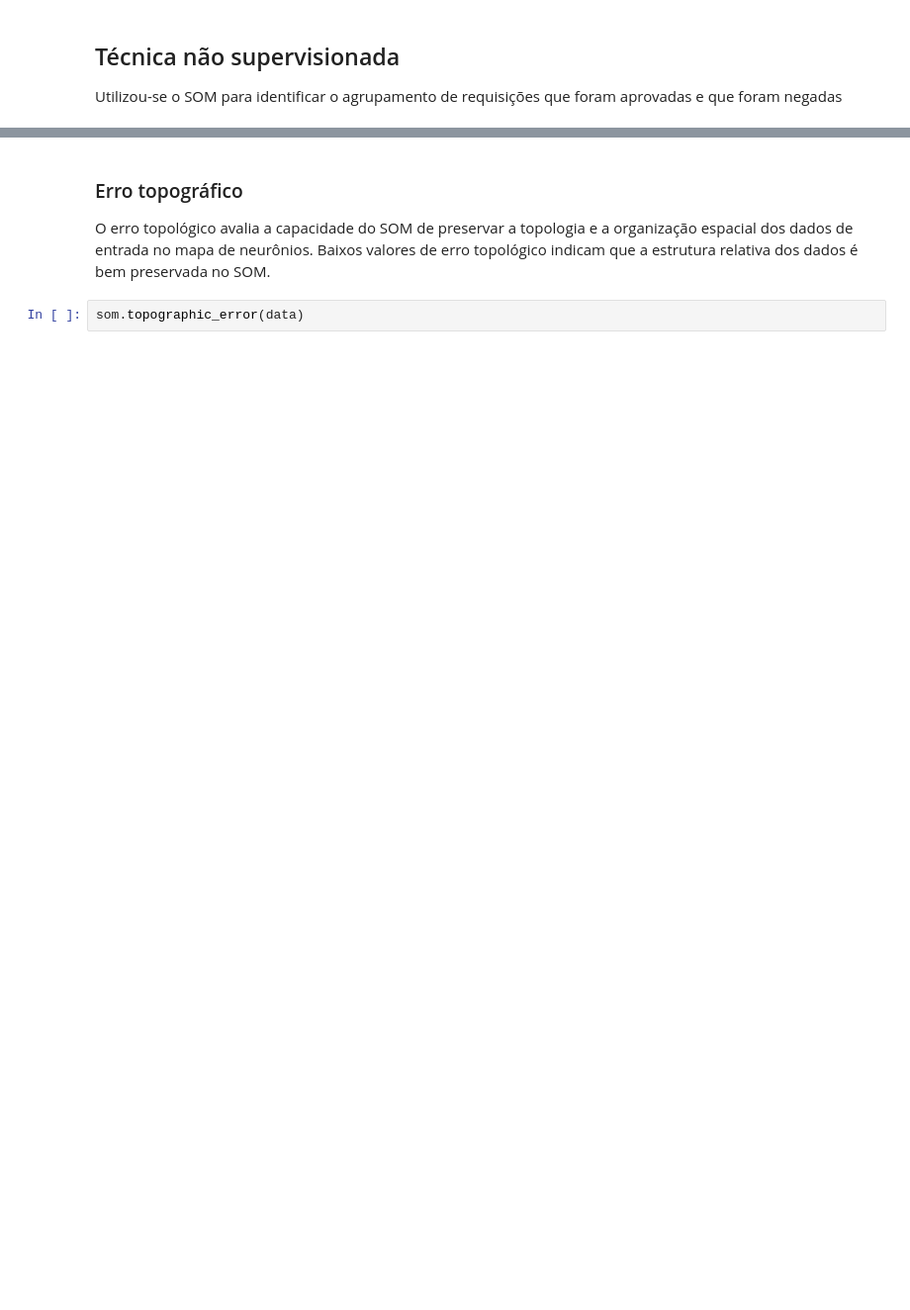
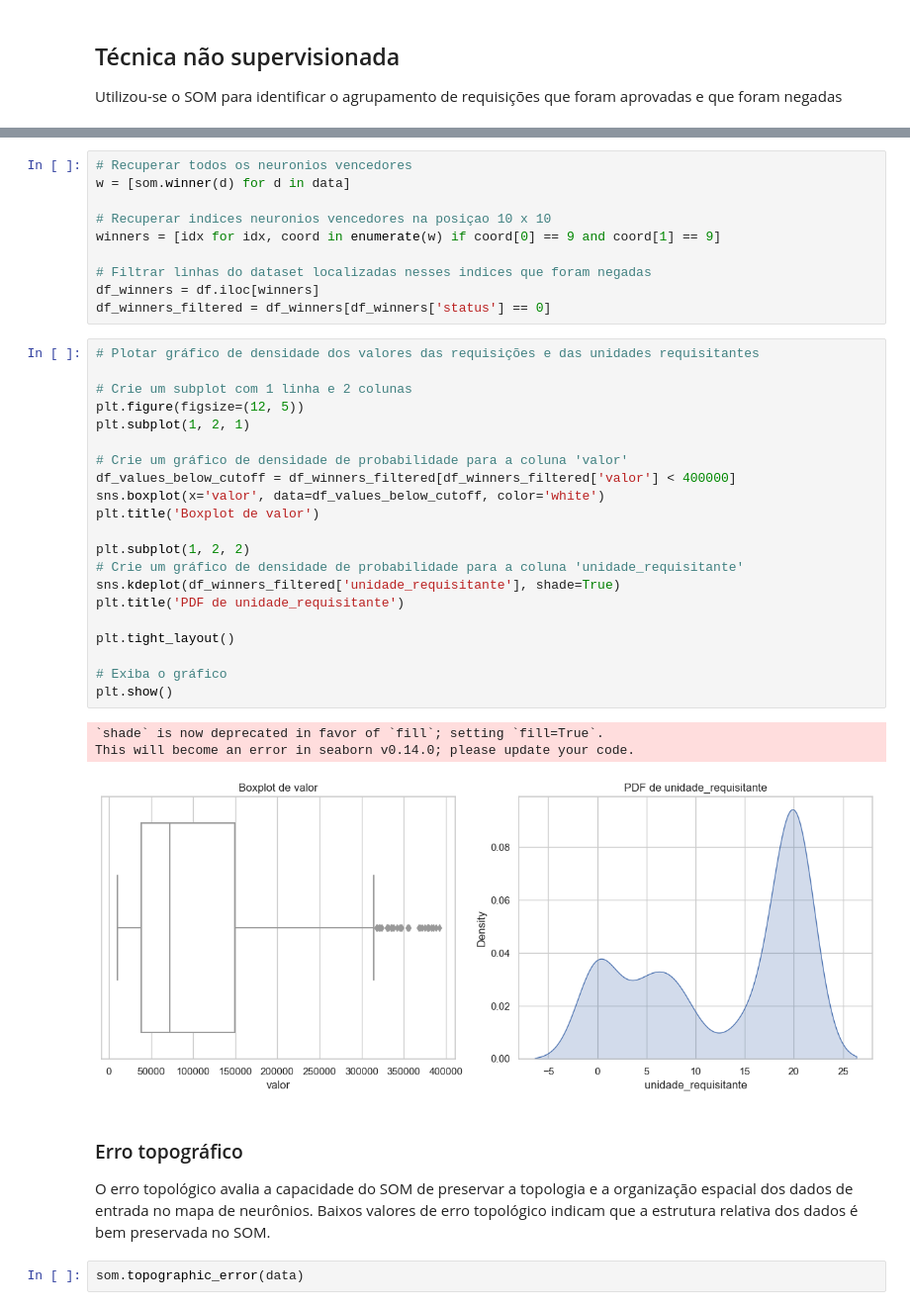
Before and after one commit to raphaelramosds/material-requests, a Jupyter notebook: Project.ipynb, the cells around one changed output, grey strips where cells are left out. Shown at 99% size. Saved outputs shown, nothing was run; the diff lists cells and outputs as text; blank space fills up the shorter version.

```diff
--- a/Project.ipynb
+++ b/Project.ipynb
@@ -507,3 +558,38 @@ plt.show()
+# %%
+# Recuperar todos os neuronios vencedores
+w = [som.winner(d) for d in data]
+
+# Recuperar indices neuronios vencedores na posiçao 10 x 10
+winners = [idx for idx, coord in enumerate(w) if coord[0] == 9 and coord[1] == 9]
+
+# Filtrar linhas do dataset localizadas nesses indices que foram negadas
+df_winners = df.iloc[winners]
+df_winners_filtered = df_winners[df_winners['status'] == 0]
+# %%
+# Plotar gráfico de densidade dos valores das requisições e das unidades requisitantes
+
+# Crie um subplot com 1 linha e 2 colunas
+plt.figure(figsize=(12, 5))
+plt.subplot(1, 2, 1)
+
+# Crie um gráfico de densidade de probabilidade para a coluna 'valor'
+df_values_below_cutoff = df_winners_filtered[df_winners_filtered['valor'] < 400000]
+sns.boxplot(x='valor', data=df_values_below_cutoff, color='white')
+plt.title('Boxplot de valor')
+
+plt.subplot(1, 2, 2)
+# Crie um gráfico de densidade de probabilidade para a coluna 'unidade_requisitante'
+sns.kdeplot(df_winners_filtered['unidade_requisitante'], shade=True)
+plt.title('PDF de unidade_requisitante')
+
+plt.tight_layout()
+
+# Exiba o gráfico
+plt.show()
+# %% [output]
+`shade` is now deprecated in favor of `fill`; setting `fill=True`.
+This will become an error in seaborn v0.14.0; please update your code.
+[figure, added]
 # %% [markdown]
 ### Erro topográfico
 
```
Also changed, not shown: parts of 35 cells of this notebook.
